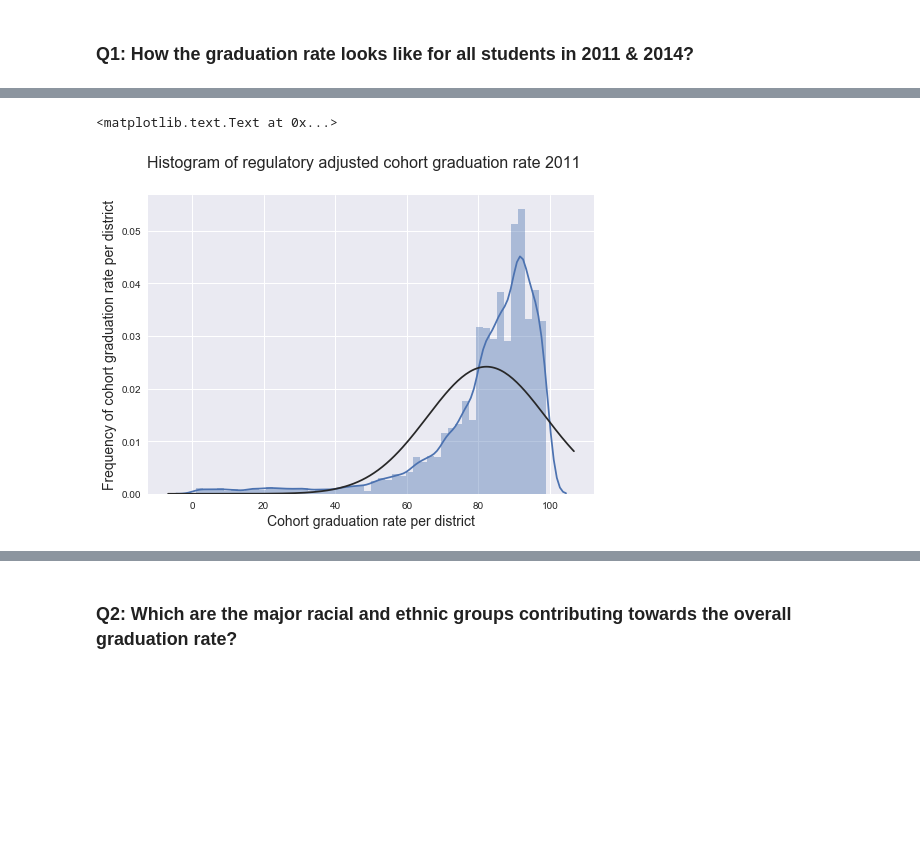
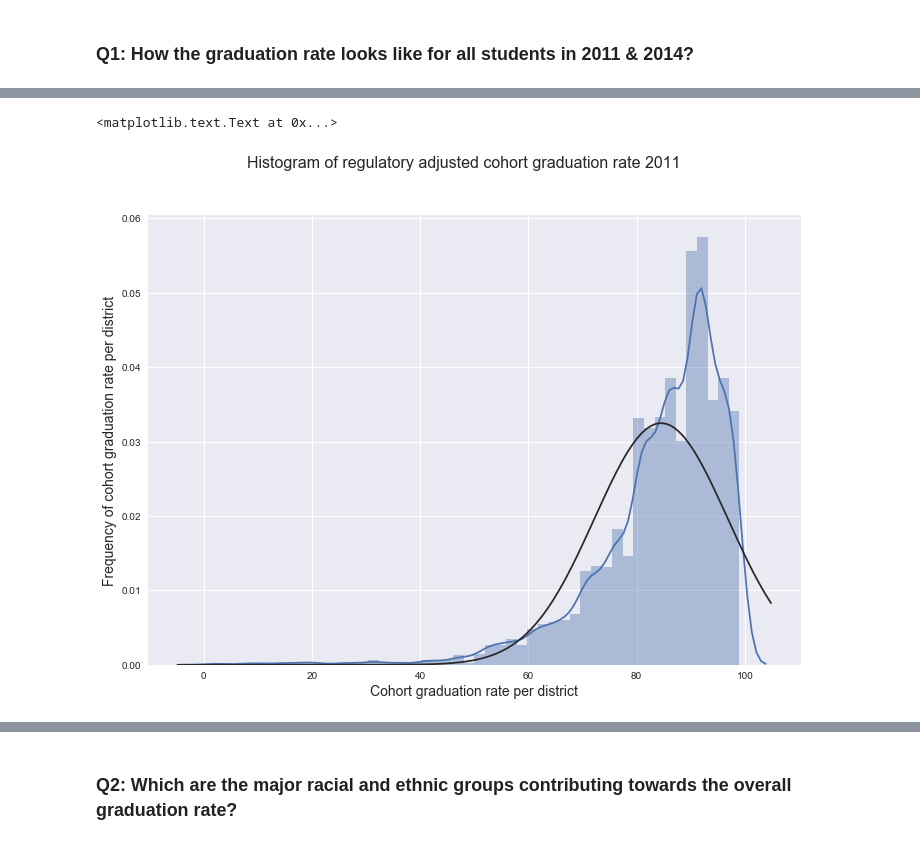
Before and after one commit to msubhabrata3/high-school-graduation-rate, a Jupyter notebook: high-school-dropout-case-study.ipynb, the cells around one changed output, grey strips where cells are left out. Drawn from its saved outputs; the diff is of its cells as text; code cells hidden in the pictures; blank space fills up the shorter version.

```diff
--- a/high-school-dropout-case-study.ipynb
+++ b/high-school-dropout-case-study.ipynb
@@ -211,12 +209,16 @@ print(acgrBySt2014.tail(5)[['STATE', 'ALL_RATE']])
 # %%
 from scipy.stats import norm
-fig = sns.distplot(acgr2011['ALL_RATE'], fit=norm, kde=True)
 
-fig.figure.suptitle("Histogram of regulatory adjusted cohort graduation rate 2011", fontsize = 16)
+a4_dims = (11.7, 8.27)
+fig, ax = pyplot.subplots(figsize=a4_dims)
+sns.distplot(acgr2011['ALL_RATE'], fit=norm, kde=True)
+#fig = sns.distplot(acgr2011['ALL_RATE'], fit=norm, kde=True)
+
+fig.suptitle("Histogram of regulatory adjusted cohort graduation rate 2011", fontsize = 16)
 
 plt.xlabel('Cohort graduation rate per district', fontsize=14)
 plt.ylabel('Frequency of cohort graduation rate per district', fontsize=14)
 # %% [output]
 <matplotlib.text.Text at 0x...>
-[figure, old version]
+[figure, new version]
 # %%
```
Also changed, not shown: parts of 41 cells of this notebook, 1 other file.
